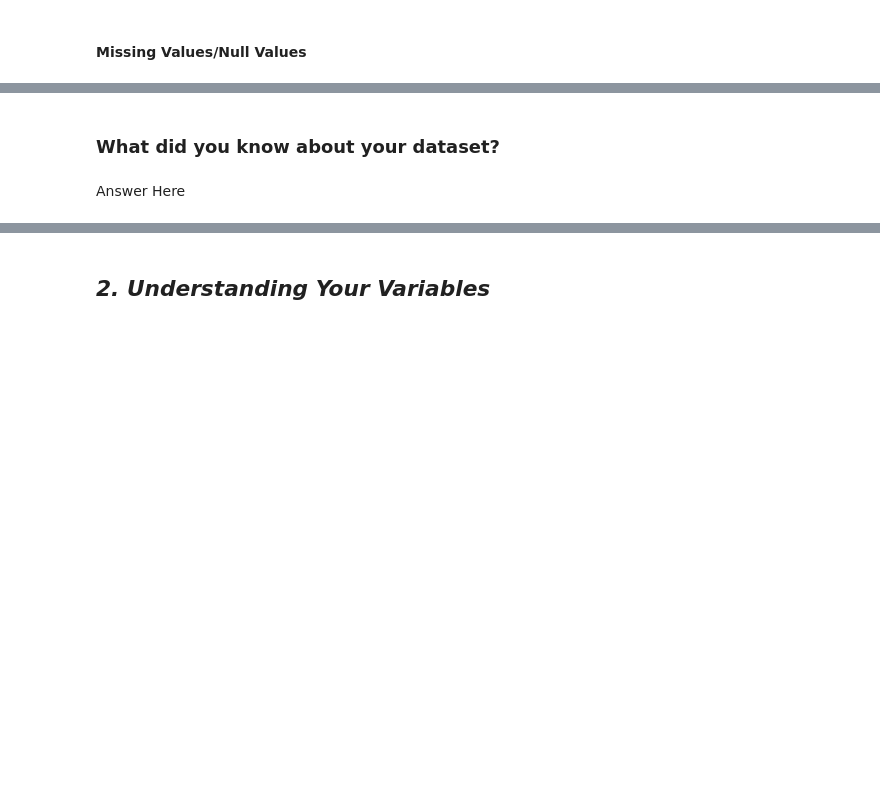
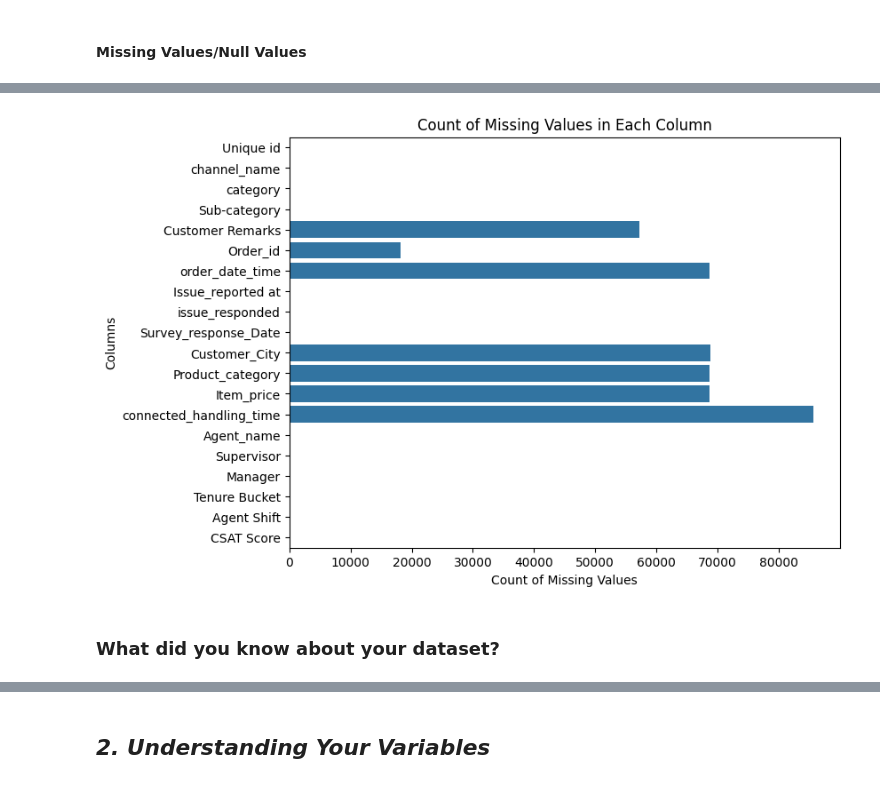
Before and after one commit to Ayushx29/DeepCSAT-E-Commerce-Customer-Satisfaction-Score-Prediction, a Jupyter notebook: DeepCSAT_E_Commerce_Customer_Satisfaction_Score_Prediction.ipynb, the cells around one changed output, grey strips where cells are left out. Drawn from its saved outputs; the diff is of its cells as text; code cells hidden in the pictures; blank space fills up the shorter version.

```diff
--- a/DeepCSAT_E_Commerce_Customer_Satisfaction_Score_Prediction.ipynb
+++ b/DeepCSAT_E_Commerce_Customer_Satisfaction_Score_Prediction.ipynb
@@ -97,3 +112,6 @@ M - Multivariate Analysis
+# %%
+# Load Dataset
+dataset=pd.read_csv("/content/drive/MyDrive/AlmaBetter Masters Projects/DeepCSAT E-Commerce Customer Satisfaction Score Prediction/eCommerce_Customer_support_data.csv")
 # %% [markdown]
 ### Dataset First View
 # %%
@@ -119,4 +192,15 @@ M - Multivariate Analysis
+# %%
+# Visualizing the missing values
+
+missing_values = dataset.isnull().sum()
+
+plt.figure(figsize=(8, 6))
+sns.barplot(x=missing_values, y=missing_values.index, orient='h')
+plt.xlabel('Count of Missing Values')
+plt.ylabel('Columns')
+plt.title('Count of Missing Values in Each Column')
+plt.show()
+# %% [output]
+[figure, added]
 # %% [markdown]
 ### What did you know about your dataset?
-# %% [markdown]
-Answer Here
```
Also changed, not shown: parts of 223 cells of this notebook.
